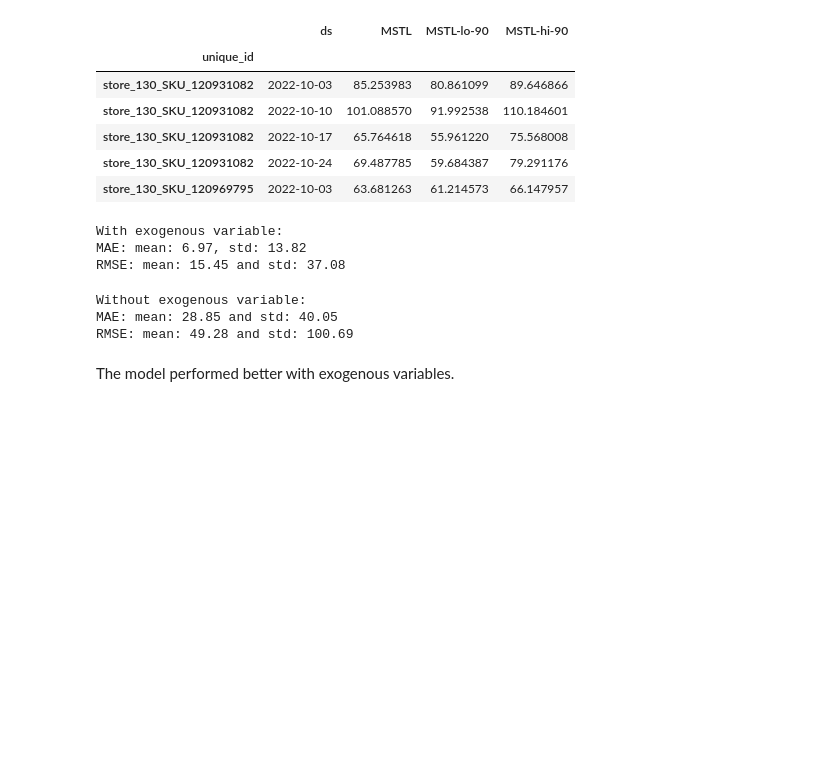
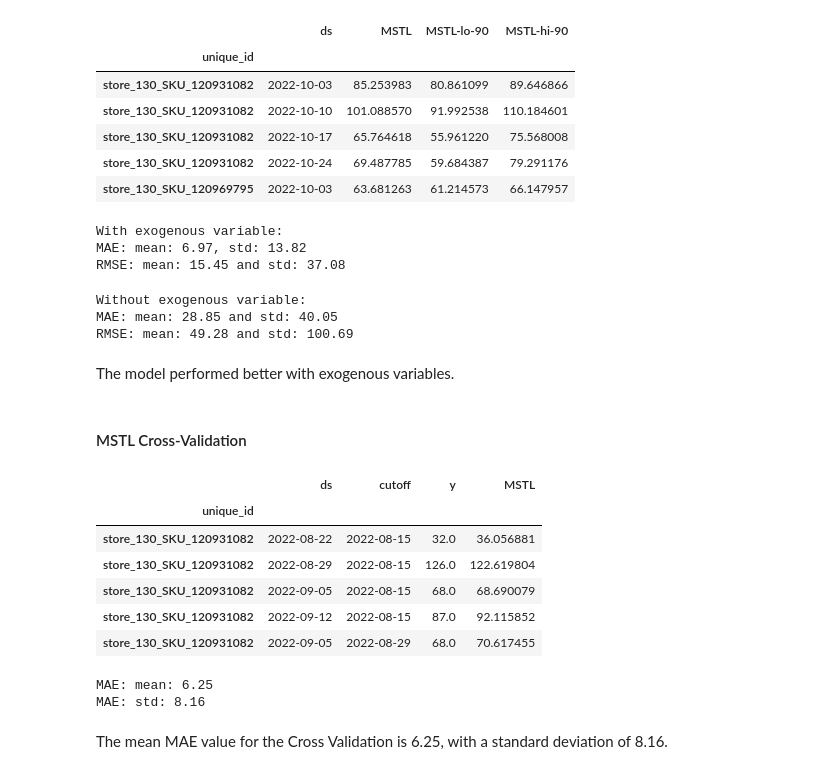
Before and after one commit to emirhansilsupur/supply-chain-analytics-forecasting, a Jupyter notebook: SC_Analytics_Forecasting.ipynb, the cells around one changed output. Drawn from its saved outputs; the diff is of its cells as text; code cells hidden in the pictures; blank space fills up the shorter version.

Commit message:
Implement cross-validation and evaluation for MSTL model

```diff
--- a/SC_Analytics_Forecasting.ipynb
+++ b/SC_Analytics_Forecasting.ipynb
@@ -2065,3 +2065,19 @@ RMSE: mean: 49.28 and std: 100.69
 The model performed better with exogenous variables.
 # %%
 sf.plot(train_df_u,forecasts_df,engine="plotly",level=LEVEL)
+# %% [markdown]
+#### MSTL Cross-Validation
+# %%
+crossvalidation_df_mstl = sf_model.cross_validation(
+    df=df_forecast, h=HORIZON, n_windows=N_WINDOWS,step_size=STEP_SIZE,
+)
+# %%
+crossvalidation_df_mstl.head()
+# %% [output]
+|  | ds | cutoff | y | MSTL |
+| unique_id |  |  |  |  |
+| store_130_SKU_120931082 | 2022-08-22 | 2022-08-15 | 32.0 | 36.056881 |
+| store_130_SKU_120931082 | 2022-08-29 | 2022-08-15 | 126.0 | 122.619804 |
+| store_130_SKU_120931082 | 2022-09-05 | 2022-08-15 | 68.0 | 68.690079 |
+| store_130_SKU_120931082 | 2022-09-12 | 2022-08-15 | 87.0 | 92.115852 |
+| store_130_SKU_120931082 | 2022-09-05 | 2022-08-29 | 68.0 | 70.617455 |
@@ -2067,0 +2104,7 @@ sf.plot(train_df_u,forecasts_df,engine="plotly",level=LEVEL)
+# %%
+print(f"MAE: mean: {mean_mae_mstl_cv:.2f}\nMAE: std: {mean_mae_mstl_cv_std:.2f}")
+# %% [output]
+MAE: mean: 6.25
+MAE: std: 8.16
+# %% [markdown]
+The mean MAE value for the Cross Validation is 6.25, with a standard deviation of 8.16.
```
Also changed, not shown: parts of 8 cells of this notebook.
